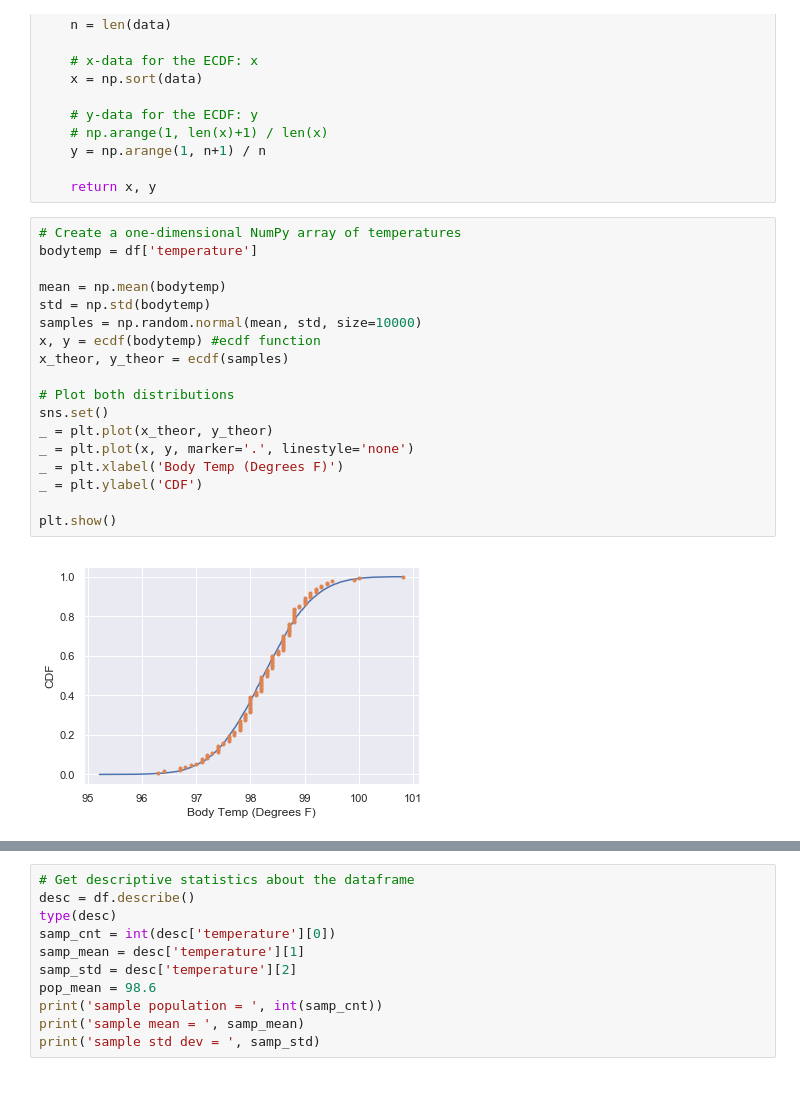
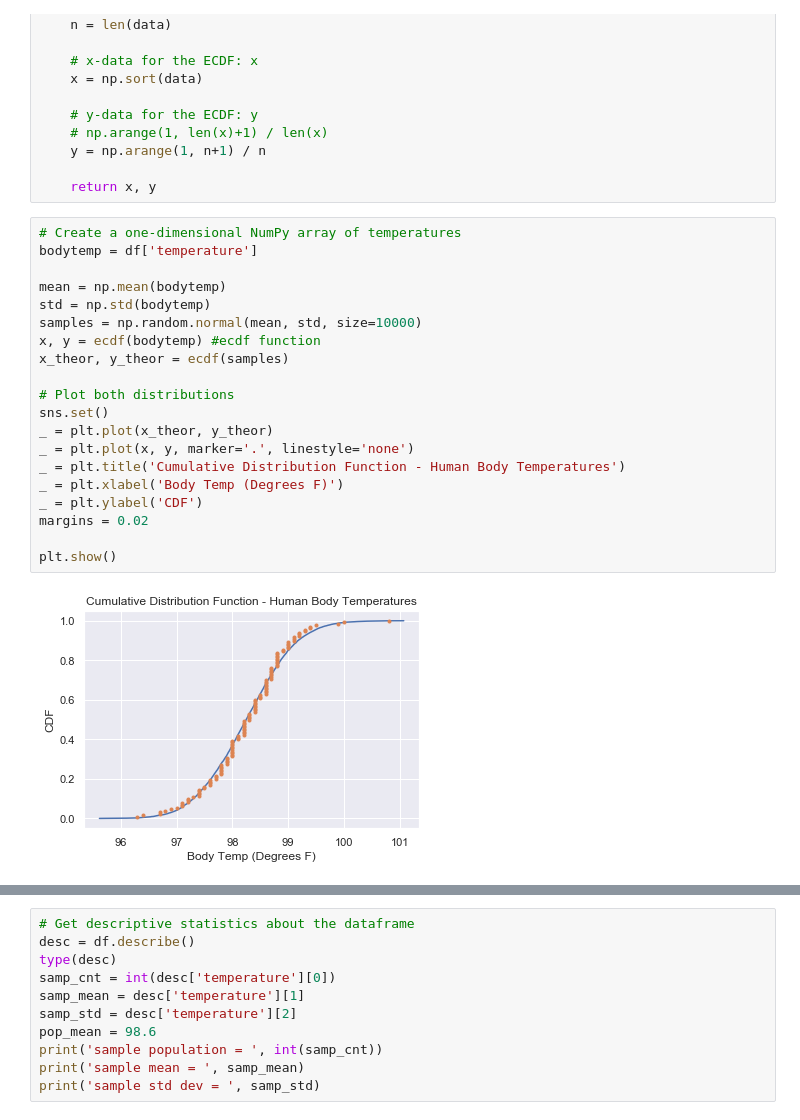
Before and after one commit to chudzikr/EDA, a Jupyter notebook: hypthesis_test_1_human-temp_chudzik.ipynb, the cells around one changed output, grey strips where cells are left out. Cells and saved outputs as stored; diff of their text form; blank space fills up the shorter version.

```diff
--- a/hypthesis_test_1_human-temp_chudzik.ipynb
+++ b/hypthesis_test_1_human-temp_chudzik.ipynb
@@ -108,23 +109,25 @@ def ecdf(data):
 # %%
 # Create a one-dimensional NumPy array of temperatures
 bodytemp = df['temperature']
 
 mean = np.mean(bodytemp)
 std = np.std(bodytemp)
 samples = np.random.normal(mean, std, size=10000)
 x, y = ecdf(bodytemp) #ecdf function
 x_theor, y_theor = ecdf(samples)
 
 # Plot both distributions
 sns.set()
 _ = plt.plot(x_theor, y_theor)
 _ = plt.plot(x, y, marker='.', linestyle='none')
+_ = plt.title('Cumulative Distribution Function - Human Body Temperatures')
 _ = plt.xlabel('Body Temp (Degrees F)')
 _ = plt.ylabel('CDF')
+margins = 0.02
 
 plt.show()
 # %% [output]
-[figure, old version]
+[figure, new version]
 # %%
 # Use sns.kdeplot to compare the curves
 sns.kdeplot(bodytemp, color='red', label='Body Temp', shade=True)
```
Also changed, not shown: parts of 31 cells of this notebook.
